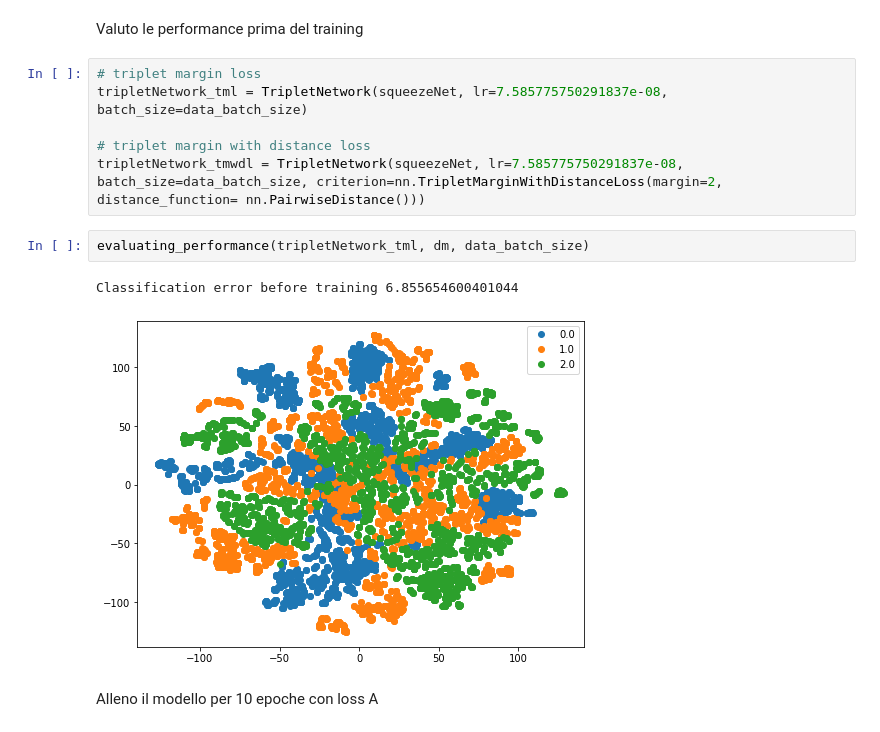
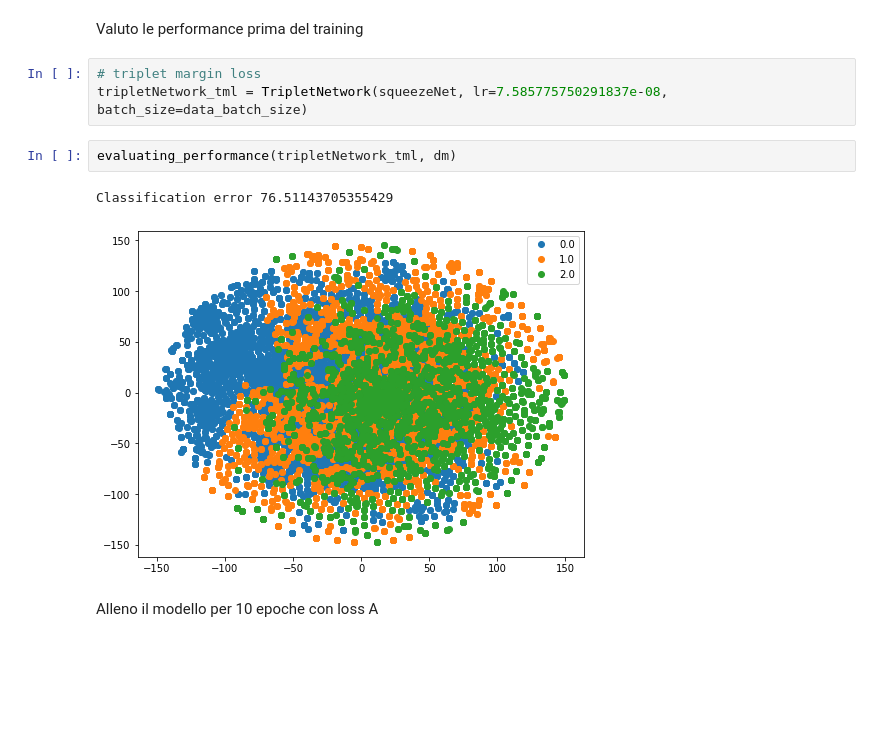
Before and after one commit to khalld/deep-learning, a Jupyter notebook: main.ipynb, the cells around one changed output. Cells and saved outputs as stored; diff of their text form; blank space fills up the shorter version.

```diff
--- a/main.ipynb
+++ b/main.ipynb
@@ -95,14 +95,11 @@ Valuto le performance prima del training
 # %%
 # triplet margin loss
 tripletNetwork_tml = TripletNetwork(squeezeNet, lr=7.585775750291837e-08, batch_size=data_batch_size)
-
-# triplet margin with distance loss
-tripletNetwork_tmwdl = TripletNetwork(squeezeNet, lr=7.585775750291837e-08, batch_size=data_batch_size, criterion=nn.TripletMarginWithDistanceLoss(margin=2, distance_function= nn.PairwiseDistance()))
 # %%
-evaluating_performance(tripletNetwork_tml, dm, data_batch_size)
+evaluating_performance(tripletNetwork_tml, dm)
 # %% [output]
-Classification error before training 6.855654600401044
+Classification error 76.51143705355429
-[figure, old version]
+[figure, new version]
 # %% [markdown]
 Alleno il modello per 10 epoche con loss A
 # %%
```
Also changed, not shown: parts of 5 cells of this notebook, 6 other files.
